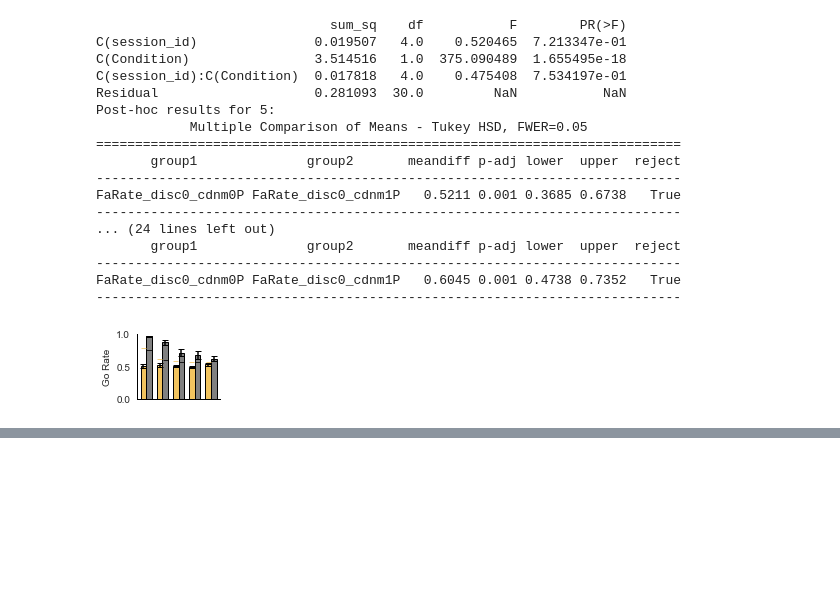
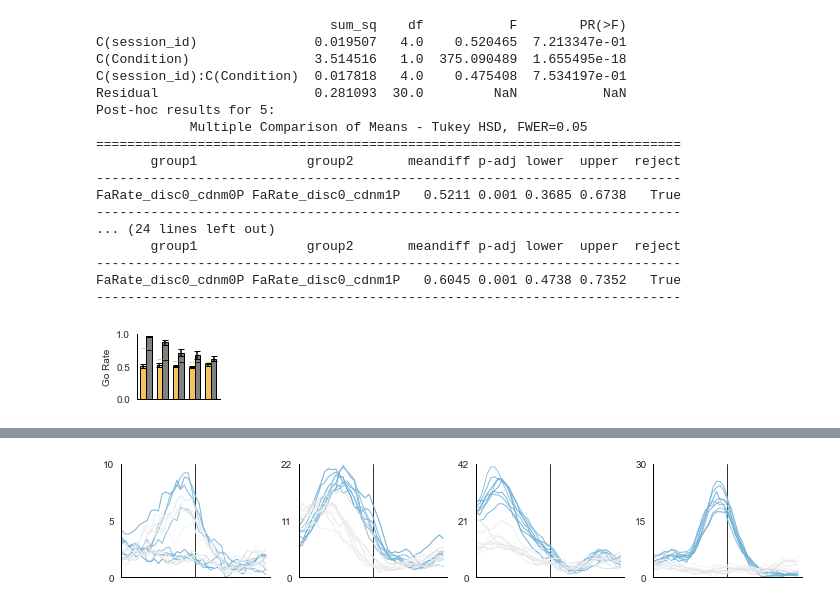
Before and after one commit to IdoMaor/Persistent-representation-of-a-prior-schema-, a Jupyter notebook: Persistent-representation-of-a-prior-schema.ipynb, the cells around one changed output, grey strips where cells are left out. Saved outputs shown, nothing was run; the diff lists cells and outputs as text; code cells hidden in the pictures; blank space fills up the shorter version.

```diff
--- a/Persistent-representation-of-a-prior-schema.ipynb
+++ b/Persistent-representation-of-a-prior-schema.ipynb
@@ -1591,0 +1861,53 @@ plt.show()
+# %%
+#Figure 3a
+fig, axes = plt.subplots(1,4,figsize=(10, 2))
+axes = axes.flatten()
+shades_of_blue1 = plt.cm.Blues(np.linspace(.4, .5, 8))  # Avoid very light blues
+shades_of_blue2 = plt.cm.Greys(np.linspace(.1, .2, 8))  # Avoid very light blues
+colors = np.vstack((shades_of_blue1,shades_of_blue2)) #to plot only non-match contingencies
+
+window_size = 5
+h=np.ones(window_size)/window_size
+sessions=['cd11_1031_cdnma','cd11_1114_cdnma','cd10_1125_cdnmb','cd11_1121_cdnmb']
+cell=[28,16,12,13]
+ylims=[10,22,42,30]
+
+for cc in range(0, 4):
+    session_name=sessions[cc]
+    i=cell[cc]
+    y_lim=ylims[cc]
+    with open(f'{save_path}/all_data_{session_name}.pkl', 'rb') as f:
+        loaded_data = pickle.load(f)
+    spikeTime = loaded_data["spikeTime"]
+    Analysis_table_f = loaded_data["Analysis_table_f"]
+    PETH, Trials, spikes_all = calc_PETH(Analysis_table_f, spikeTime , events = ['odor_unpoke'] , resp_win = (-1, 1),binduration=.05) #Trials by
+    u_vals = np.sort(pd.unique(Trials["vals_and_ID"]))
+    axes[cc].plot([20, 20], [0, y_lim], 'k-', linewidth=.8)
+    for val_id, val in enumerate(u_vals):
+        inds1 = Trials["vals_and_ID"]==val
+
+        x=np.mean(spikes_all[0,inds1,i,:],0)
+        x_padded_reflect = np.pad(x, (len(h)//2, len(h)//2), mode='reflect')
+        y_smoothed1 = np.convolve(x_padded_reflect, h, mode='same')
+        axes[cc].plot(y_smoothed1[2:-2],color=colors[val_id,:],linewidth=1) # without the padding and normalize to Hz
+    axes[cc].set_xlim(0, 40)
+    axes[cc].set_ylim(0, y_lim)
+
+    specific_ticks = [0, 20, 40]
+    specific_labels = ['-1', '0', '1']
+
+    axes[cc].set_xticks(specific_ticks)
+    axes[cc].set_xticklabels(specific_labels,fontsize=8)
+    axes[cc].set_yticks([0, y_lim/2, y_lim])
+
+    axes[cc].yaxis.set_visible(True)
+    axes[cc].xaxis.set_visible(False)
+
+    axes[cc].spines['top'].set_visible(False)
+    axes[cc].spines['right'].set_visible(False)
+    axes[cc].spines['bottom'].set_visible(True)
+    axes[cc].spines['left'].set_visible(True)
+plt.tight_layout()
+plt.show()
+# %% [output]
+[figure, added]
```
Also changed, not shown: parts of 28 cells of this notebook.
